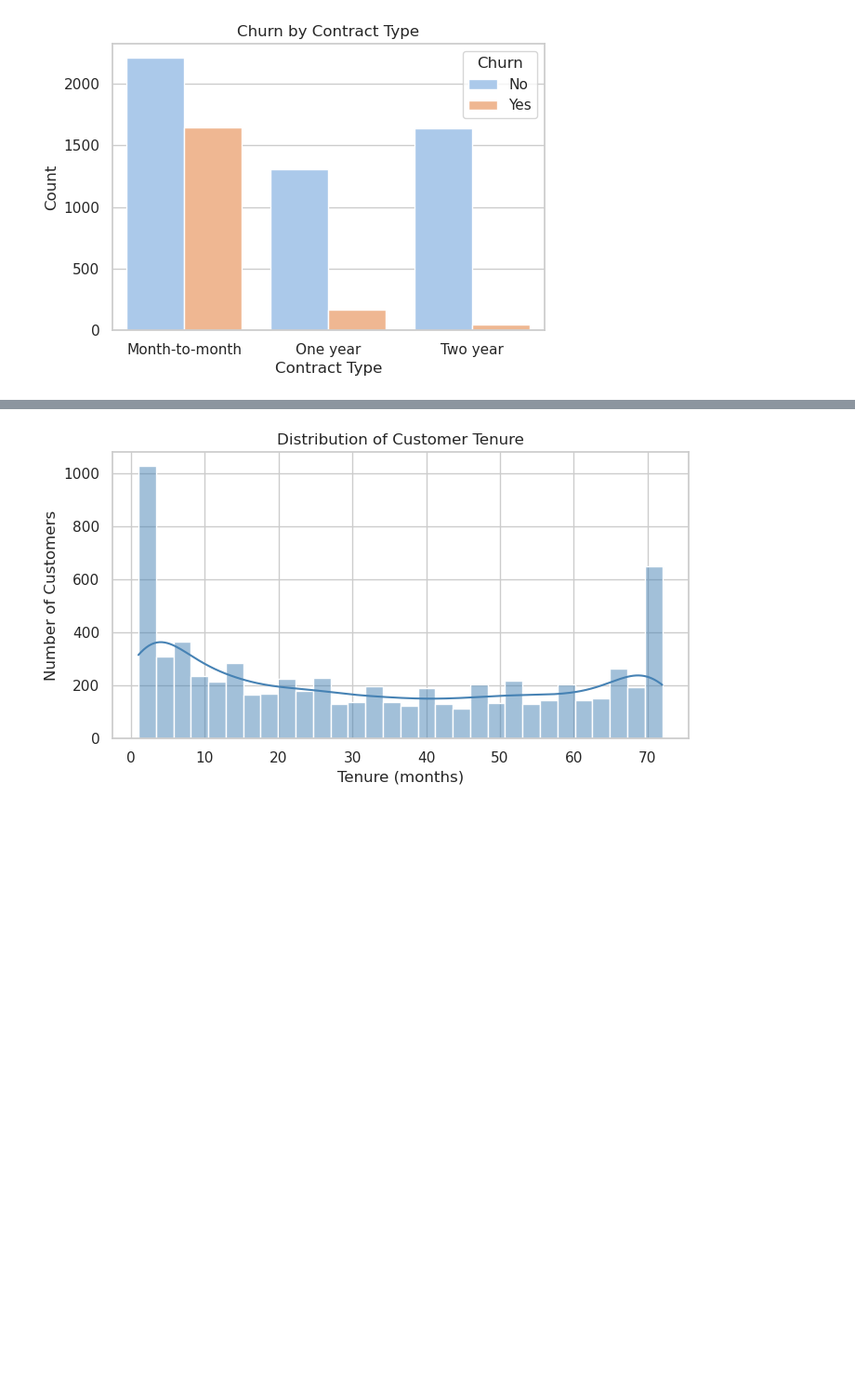
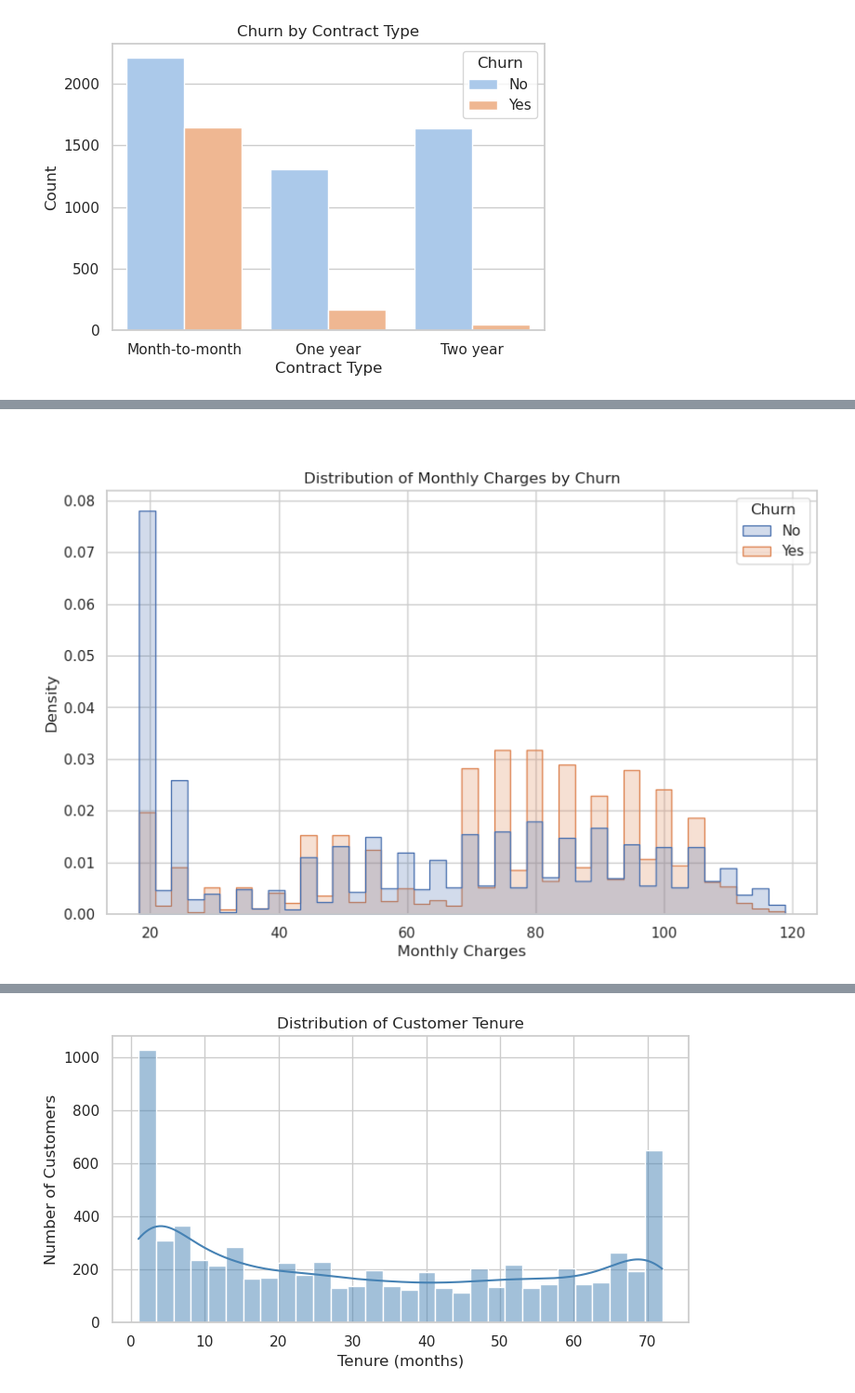
Before and after one commit to touchtau/telco-customer-churn-prediction, a Jupyter notebook: notebooks/01_exploratory_data_analysis.ipynb, the cells around one changed output, grey strips where cells are left out. Shown at 93% size. Saved outputs shown, nothing was run; the diff lists cells and outputs as text; code cells hidden in the pictures; blank space fills up the shorter version.

```diff
--- a/notebooks/01_exploratory_data_analysis.ipynb
+++ b/notebooks/01_exploratory_data_analysis.ipynb
@@ -115,0 +114,6 @@ plot_churn_by_contract_type(df)
+# %% [markdown]
+#
+# %%
+plot_utils.plot_monthly_charges(df)
+# %% [output]
+[figure, added]
```
Also changed, not shown: parts of 16 cells of this notebook, 4 other files.
